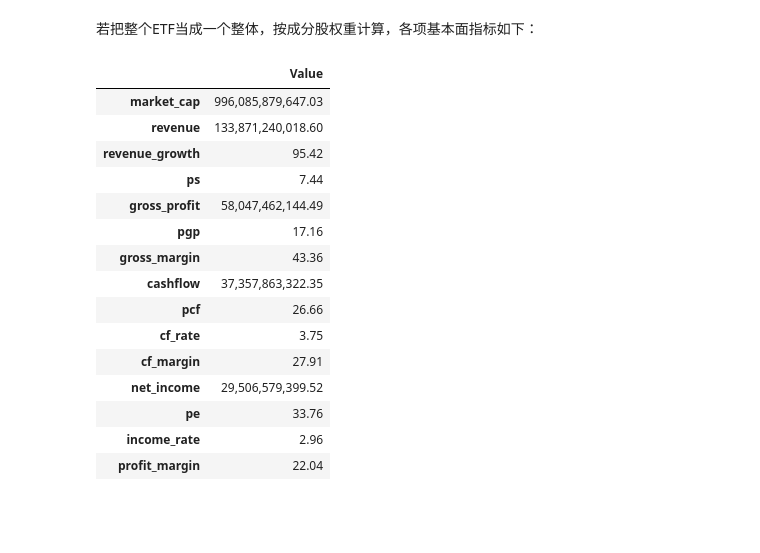
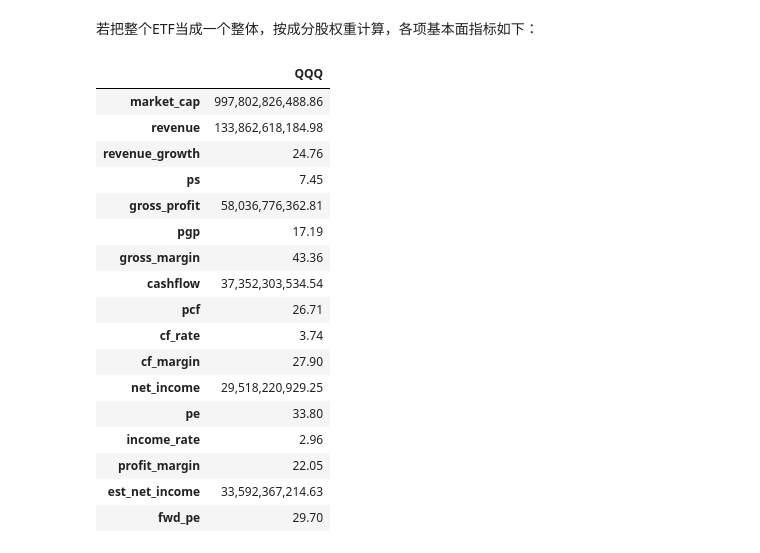
Before and after one commit to koalainfotech/skydog, a Jupyter notebook: notebooks/QQQ Analysis.ipynb, the cells around one changed output. Drawn from its saved outputs; the diff is of its cells as text; code cells hidden in the pictures; blank space fills up the shorter version.

```diff
--- a/notebooks/QQQ Analysis.ipynb
+++ b/notebooks/QQQ Analysis.ipynb
@@ -69,22 +90,24 @@ df_metric.reindex(columns=['ticker','weight','price','drawdown_from_52w_peak','r
 # %%
 df_port_metric=gd.get_port_metric(df_metric)
 # %%
-df_port_metric.columns=['Value']
+df_port_metric.columns=['QQQ']
 df_port_metric
 # %% [output]
-|  | Value |
-| market_cap | 996,085,879,647.03 |
-| revenue | 133,871,240,018.60 |
-| revenue_growth | 95.42 |
-| ps | 7.44 |
-| gross_profit | 58,047,462,144.49 |
-| pgp | 17.16 |
+|  | QQQ |
+| market_cap | 997,802,826,488.86 |
+| revenue | 133,862,618,184.98 |
+| revenue_growth | 24.76 |
+| ps | 7.45 |
+| gross_profit | 58,036,776,362.81 |
+| pgp | 17.19 |
 | gross_margin | 43.36 |
-| cashflow | 37,357,863,322.35 |
-| pcf | 26.66 |
-| cf_rate | 3.75 |
-| cf_margin | 27.91 |
-| net_income | 29,506,579,399.52 |
-| pe | 33.76 |
+| cashflow | 37,352,303,534.54 |
+| pcf | 26.71 |
+| cf_rate | 3.74 |
+| cf_margin | 27.90 |
+| net_income | 29,518,220,929.25 |
+| pe | 33.80 |
 | income_rate | 2.96 |
-| profit_margin | 22.04 |
+| profit_margin | 22.05 |
+| est_net_income | 33,592,367,214.63 |
+| fwd_pe | 29.70 |
```
Also changed, not shown: parts of 3 cells of this notebook, 14 other files.
